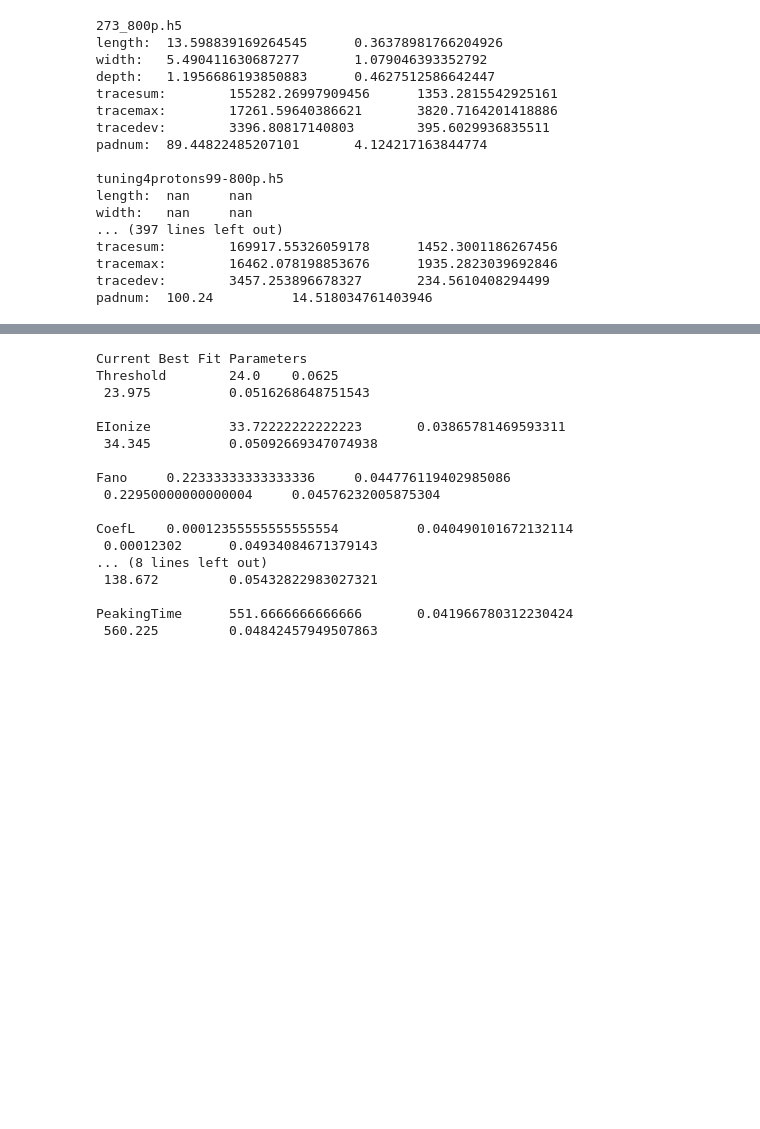
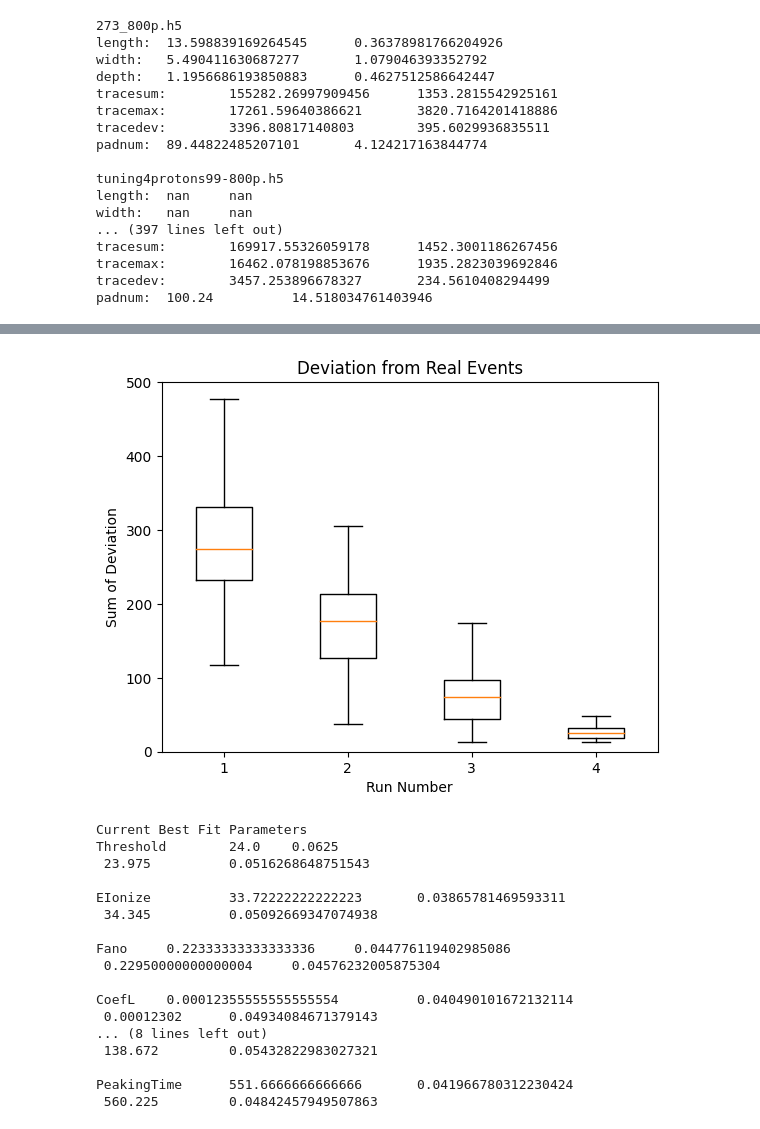
Before and after one commit to Jaros24/GAPA, a Jupyter notebook: Analysis/numerical.ipynb, the cells around one changed output, grey strips where cells are left out. Saved outputs shown, nothing was run; the diff lists cells and outputs as text; code cells hidden in the pictures; blank space fills up the shorter version.

```diff
--- a/Analysis/numerical.ipynb
+++ b/Analysis/numerical.ipynb
@@ -253,7 +253,7 @@ padnum:  100.24          14.518034761403946
 # %%
 output_df.to_csv('event summary.csv', index=False)
 # %%
-output_df = pd.read_csv('event summary.csv')
+output_df = pd.read_csv('C:\\Users\\Adam\\OneDrive - Tenundra, Inc\\Desktop\\Param Tuning Vault\\5 event summary.csv')
 file_names = output_df['file'].unique()
 
 run_df = pd.DataFrame(columns=['file','length', 'width', 'depth', 'tracesum', 'tracemax', 'tracedev', 'padnum'])
@@ -281,3 +281,23 @@ run_df['padnum'] = (run_df['padnum'] - output_df[output_df['file'] == reference_
 
 # sum of absolute deviations from reference run
 run_df['Deviation'] = abs(run_df['length']) + abs(run_df['width']) + abs(run_df['depth']) + abs(run_df['tracesum']) + abs(run_df['tracemax']) + abs(run_df['tracedev']) + abs(run_df['padnum'])
+# %%
+run_4 = run_df.copy()
+# %%
+# remove reference run from run_1, run_2, run_3, run_4
+run_1 = run_1[run_1['file'] != reference_run]
+run_2 = run_2[run_2['file'] != reference_run]
+run_3 = run_3[run_3['file'] != reference_run]
+run_4 = run_4[run_4['file'] != reference_run]
+
+# print average deviation for each run
+print('run_1:\t', run_1['Deviation'].mean())
+print('run_2:\t', run_2['Deviation'].mean())
+print('run_3:\t', run_3['Deviation'].mean())
+print('run_4:\t', run_4['Deviation'].mean())
+
+# print the minimum deviation for each run
+print('run_1:\t', run_1['Deviation'].min())
+print('run_2:\t', run_2['Deviation'].min())
+print('run_3:\t', run_3['Deviation'].min())
+print('run_4:\t', run_4['Deviation'].min())
@@ -284,3 +313,17 @@ run_df['Deviation'] = abs(run_df['length']) + abs(run_df['width']) + abs(run_df[
+# %%
+plt.boxplot([run_1['Deviation'], run_2['Deviation'], run_3['Deviation'], run_4['Deviation']], labels=['1', '2', '3', '4'], showfliers=False);
+plt.title('Deviation from Real Events');
+plt.ylabel('Sum of Deviation');
+plt.xlabel('Run Number');
+
+from scipy.optimize import curve_fit
+
+# light gray horizontal dashed line at y=0
+#plt.axhline(y=0, color='lightgray', linestyle='--');
+# set y-axis minimum to 0
+plt.ylim(bottom=0);
+# %% [output]
+[figure, added]
 # %%
 run_df = run_df.sort_values(by=['Deviation'])
 best_run_df = run_df.head(10)
```
Also changed, not shown: parts of 1 cell of this notebook, 57 other files.
